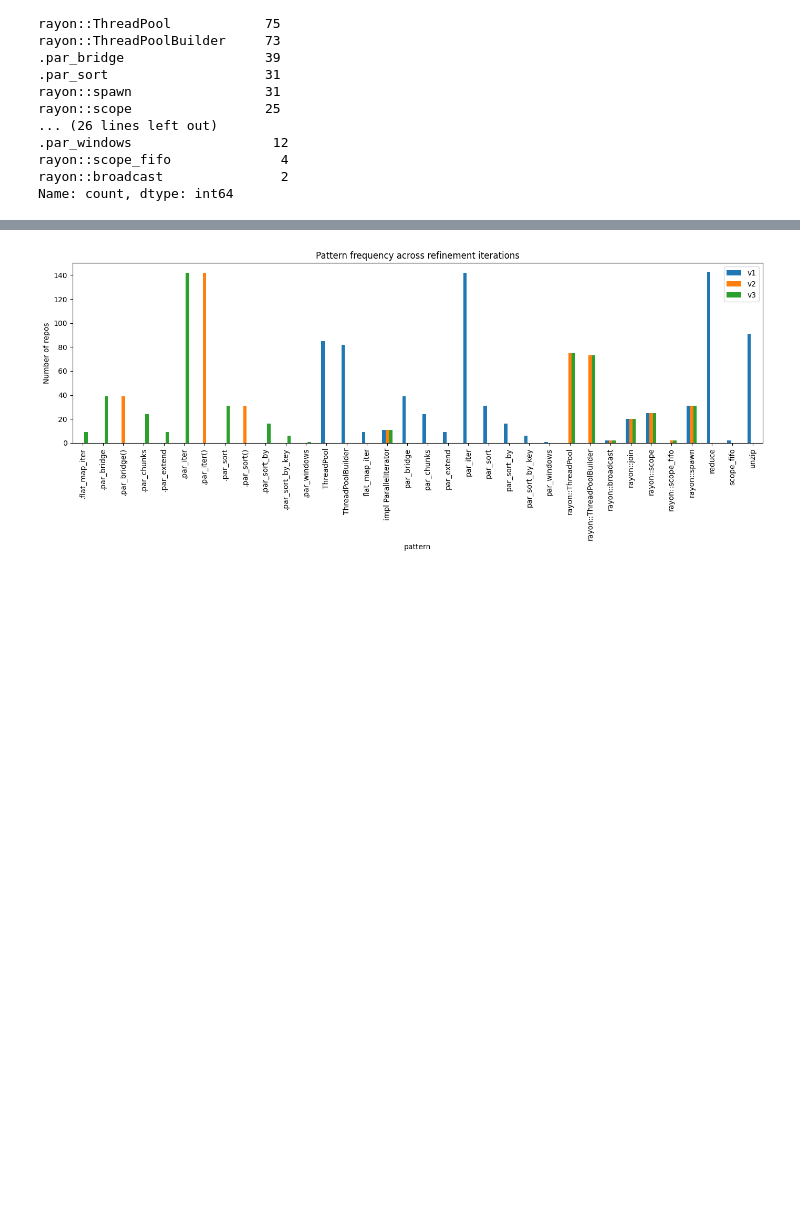
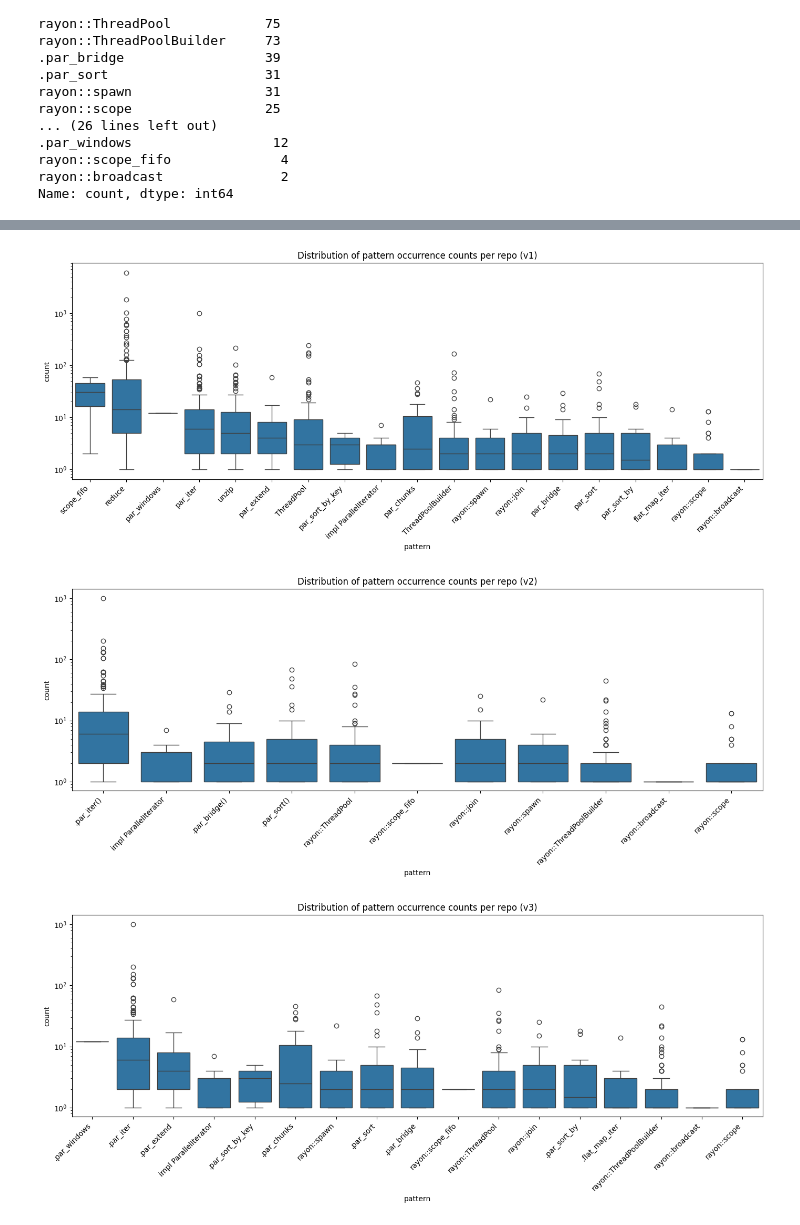
Before and after one commit to Fedrickropr/rayon-triage, a Jupyter notebook: notebook/rayon_analysis.ipynb, the cells around one changed output, grey strips where cells are left out. Drawn from its saved outputs; the diff is of its cells as text; code cells hidden in the pictures; blank space fills up the shorter version.

Commit message:
Analysis v4

```diff
--- a/notebook/rayon_analysis.ipynb
+++ b/notebook/rayon_analysis.ipynb
@@ -32,16 +32,21 @@ def analyze_sample(num: int):
 
     pattern_summary(df_patterns)
 # %%
-def compare_runs():
-    runs = {}
-    for num in [1, 2, 3]:
-        df, df_patterns = read_json_data(num)
-        runs[f"v{num}"] = df_patterns.groupby('pattern')['full_name'].nunique()
+def outlier_analysis(num: int):
+    df = pd.read_json(f"../data/analysis_{num}.json")
+    df_patterns = df.explode('patterns').dropna(subset=['patterns'])
+    df_patterns[['pattern', 'count']] = df_patterns['patterns'].apply(pd.Series)
 
-    comparison = pd.DataFrame(runs).fillna(0)
-    comparison.plot(kind='bar', figsize=(14, 6))
-    plt.title("Pattern frequency across refinement iterations")
-    plt.ylabel("Number of repos")
+    plt.figure(figsize=(14, 6))
+    sns.boxplot(
+        data=df_patterns,
+        x='pattern',
+        y='count',
+        order=df_patterns.groupby('pattern')['count'].median().sort_values(ascending=False).index
+    )
+    plt.xticks(rotation=45, ha='right')
+    plt.yscale('log')
+    plt.title(f"Distribution of pattern occurrence counts per repo (v{num})")
     plt.tight_layout()
-    plt.savefig("pattern_refinement.png", dpi=150)
+    plt.savefig(f"outlier_analysis_{num}.png", dpi=150)
     plt.show()
@@ -108,4 +199,9 @@ Name: count, dtype: int64
 # %%
-compare_runs()
+outlier_analysis(1)
+outlier_analysis(2)
+outlier_analysis(3)
+outlier_analysis(4)
 # %% [output]
-[figure, old version]
+[figure, new version]
+[figure, added]
+[figure, added]
```
Also changed, not shown: parts of 12 cells of this notebook, 12 other files.
